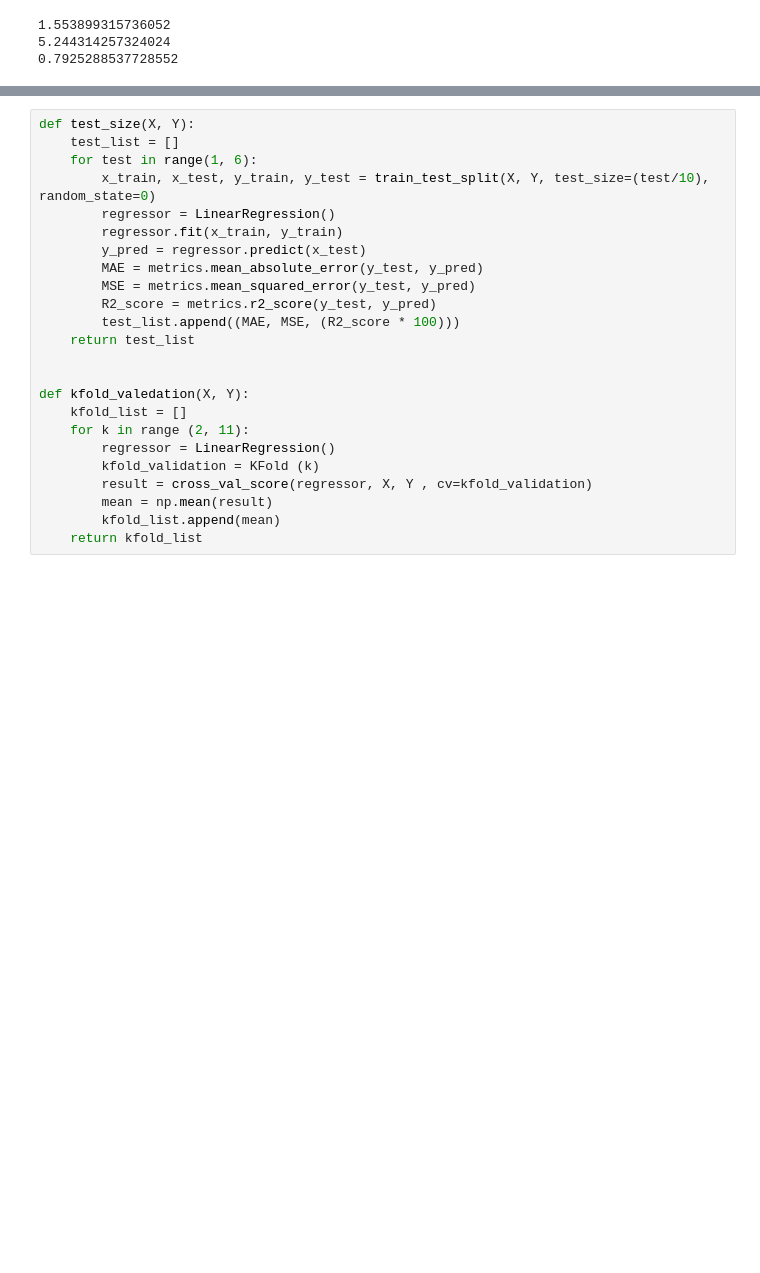
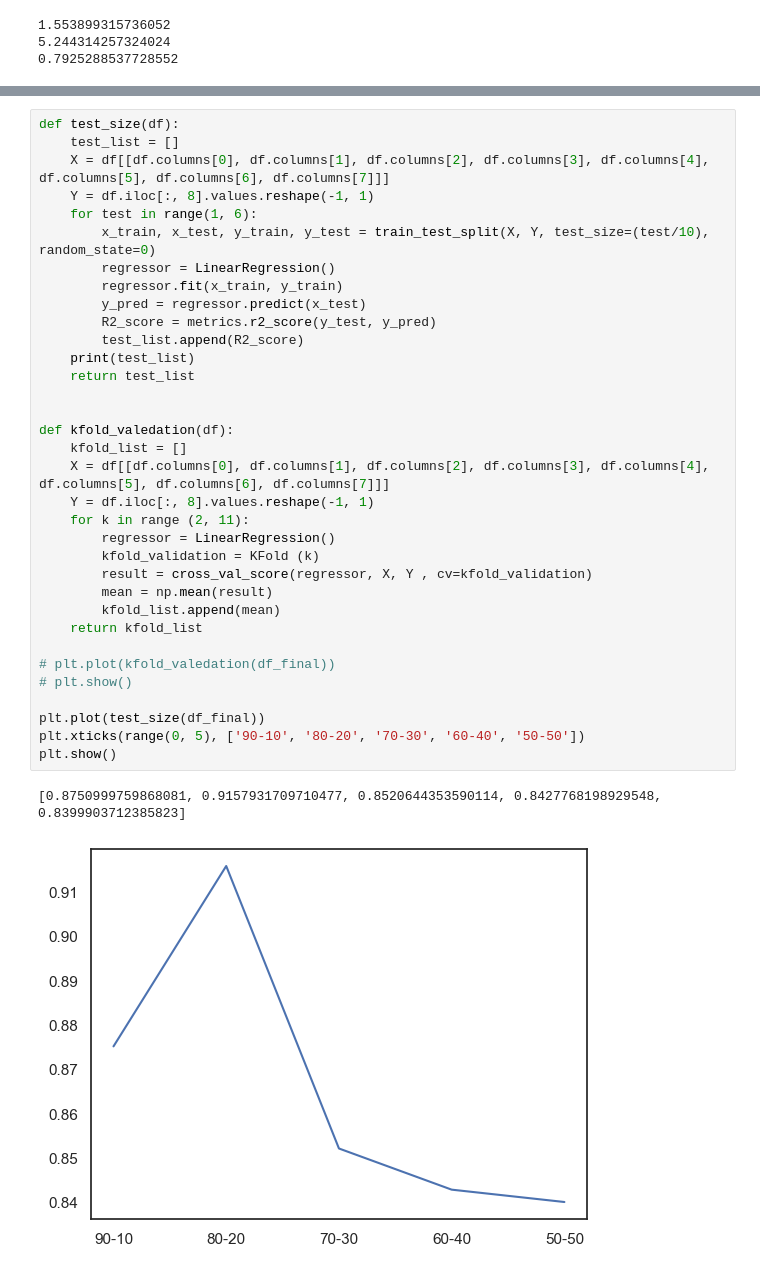
Before and after one commit to Mohammadhoseinajorloo/CarData, a Jupyter notebook: CarData.ipynb, the cells around one changed output, grey strips where cells are left out. Drawn from its saved outputs; the diff is of its cells as text; blank space fills up the shorter version.

```diff
--- a/CarData.ipynb
+++ b/CarData.ipynb
@@ -572,24 +634,37 @@ def test_fivefeature(df):
 # %%
-def test_size(X, Y):
+def test_size(df):
     test_list = []
+    X = df[[df.columns[0], df.columns[1], df.columns[2], df.columns[3], df.columns[4], df.columns[5], df.columns[6], df.columns[7]]]
+    Y = df.iloc[:, 8].values.reshape(-1, 1)
     for test in range(1, 6):
         x_train, x_test, y_train, y_test = train_test_split(X, Y, test_size=(test/10), random_state=0)
         regressor = LinearRegression()
         regressor.fit(x_train, y_train)
         y_pred = regressor.predict(x_test)
-        MAE = metrics.mean_absolute_error(y_test, y_pred)
-        MSE = metrics.mean_squared_error(y_test, y_pred)
         R2_score = metrics.r2_score(y_test, y_pred)
-        test_list.append((MAE, MSE, (R2_score * 100)))
+        test_list.append(R2_score)
+    print(test_list)
     return test_list
 
 
-def kfold_valedation(X, Y):
+def kfold_valedation(df):
     kfold_list = []
+    X = df[[df.columns[0], df.columns[1], df.columns[2], df.columns[3], df.columns[4], df.columns[5], df.columns[6], df.columns[7]]]
+    Y = df.iloc[:, 8].values.reshape(-1, 1)
     for k in range (2, 11):
         regressor = LinearRegression()
         kfold_validation = KFold (k)
         result = cross_val_score(regressor, X, Y , cv=kfold_validation)
         mean = np.mean(result)
         kfold_list.append(mean)
     return kfold_list
+
+# plt.plot(kfold_valedation(df_final))
+# plt.show()
+
+plt.plot(test_size(df_final))
+plt.xticks(range(0, 5), ['90-10', '80-20', '70-30', '60-40', '50-50'])
+plt.show()
+# %% [output]
+[0.8750999759868081, 0.9157931709710477, 0.8520644353590114, 0.8427768198929548, 0.8399903712385823]
+[figure, added]
```
Also changed, not shown: parts of 25 cells of this notebook.
